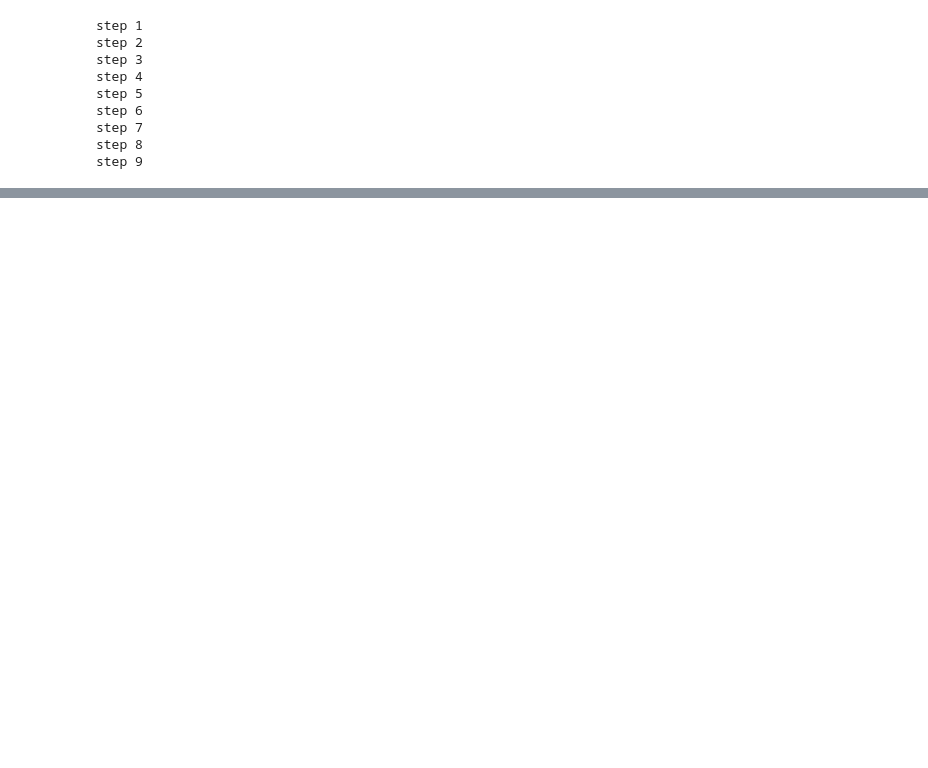
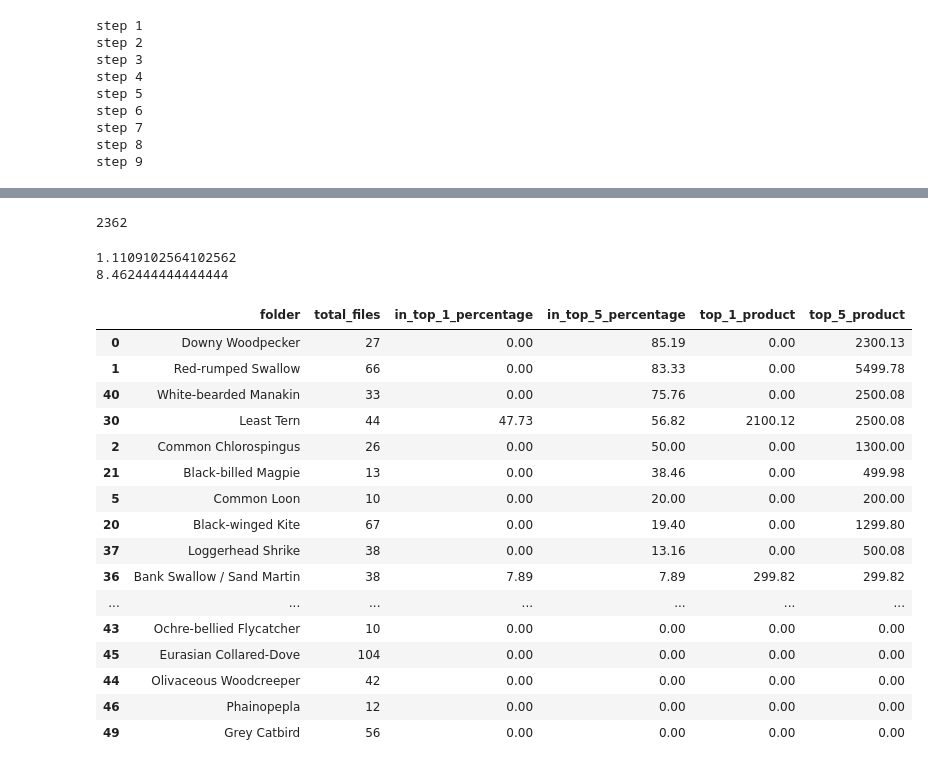
Before and after one commit to spearmintage/final-project, a Jupyter notebook: code/development/deeper_audio_test.ipynb, the cells around one changed output, grey strips where cells are left out. Drawn from its saved outputs; the diff is of its cells as text; code cells hidden in the pictures; blank space fills up the shorter version.

```diff
--- a/code/development/deeper_audio_test.ipynb
+++ b/code/development/deeper_audio_test.ipynb
@@ -723,8 +797,12 @@ folder_df["file"].value_counts()
 # %%
+species_key_dict = {x[0]: x[1] for x in pd.read_csv("../gui/species_key.csv").values}
+species_key_dict["SILENT"] = "No Bird - Silence"
+
 accuracy_df = pd.DataFrame(data=[y_test.cpu().numpy(), test_pred_top_k.cpu().numpy()], index=["actual", "pred"]).transpose()
 accuracy_df["in_top_5"] = [1 if accuracy_df.iloc[i, 0] in accuracy_df.iloc[i, 1] else 0 for i in range(len(accuracy_df.index))]
 folder_top_5 = accuracy_df.groupby(by="actual").aggregate(func=np.sum)["in_top_5"].values
 folder_counts = accuracy_df.groupby(by="actual").aggregate(func=np.size)["in_top_5"].values
 accuracy_df = pd.DataFrame(data=[folder_top_5, folder_counts], index=["in_top_5", "count"]).transpose()
 accuracy_df["top_5_accuracy"] = round(accuracy_df["in_top_5"] * 100 / accuracy_df["count"], 2)
+accuracy_df["species"] = [species_key_dict[folder_key[accuracy_df.index[i]]] for i in range(51)]
 accuracy_df.sort_values(by="top_5_accuracy")
@@ -852,6 +967,8 @@ test_file(random_folder.split("/")[-2], random_file)
 
 valid_files = set([l.replace("\n", "") for l in open(f"rating_thresholds_at_least_10_classes/min_rating_{int(min_rating * 2)}.txt").readlines()])
 sequential_aggregation_results = {}
+
+folder_valid_file_counter = {}
 
 folder_counter = 1
 for folder in folder_key.values():
@@ -871,32 +988,58 @@ for folder in folder_key.values():
         file_path = folder_path + file
 
         if folder + "/" + file in valid_files:
+            folder_valid_file_counter[folder] = folder_valid_file_counter.get(folder, 0) + 1
+
             result = test_file(folder, file_path)
             if result:
                 sequential_aggregation_results[folder] = sequential_aggregation_results.get(folder, []) + [result[0]]
 
     folder_counter += 1
+# %%
+sum(folder_valid_file_counter.values())
+# %% [output]
+2362
 # %%
 rows = []
 
 for folder in sequential_aggregation_results.keys():
     row = {}
 
     results = sequential_aggregation_results[folder]
 
-    row["folder"] = folder
+    row["folder"] = species_key_dict[folder]
     row["total_files"] = len(results)
     row["in_top_1_percentage"] = round(sum([1 if result == 1 else 0 for result in results]) * 100 / len(results), 2)
     row["in_top_5_percentage"] = round(sum([1 if result <= 5 else 0 for result in results]) * 100 / len(results), 2)
 
     rows.append(row)
 
 sequential_aggregation_df = pd.DataFrame(rows)
 
 sequential_aggregation_df["top_1_product"] = sequential_aggregation_df["total_files"] * sequential_aggregation_df["in_top_1_percentage"]
 sequential_aggregation_df["top_5_product"] = sequential_aggregation_df["total_files"] * sequential_aggregation_df["in_top_5_percentage"]
 
 print(sum(sequential_aggregation_df["top_1_product"]) / sum(sequential_aggregation_df["total_files"]))
 print(sum(sequential_aggregation_df["top_5_product"]) / sum(sequential_aggregation_df["total_files"]))
 
 sequential_aggregation_df.sort_values(by="in_top_5_percentage", ascending=False)
+# %% [output]
+1.1109102564102562
+8.462444444444444
+|  | folder | total_files | in_top_1_percentage | in_top_5_percentage | top_1_product | top_5_product |
+| 0 | Downy Woodpecker | 27 | 0.00 | 85.19 | 0.00 | 2300.13 |
+| 1 | Red-rumped Swallow | 66 | 0.00 | 83.33 | 0.00 | 5499.78 |
+| 40 | White-bearded Manakin | 33 | 0.00 | 75.76 | 0.00 | 2500.08 |
+| 30 | Least Tern | 44 | 47.73 | 56.82 | 2100.12 | 2500.08 |
+| 2 | Common Chlorospingus | 26 | 0.00 | 50.00 | 0.00 | 1300.00 |
+| 21 | Black-billed Magpie | 13 | 0.00 | 38.46 | 0.00 | 499.98 |
+| 5 | Common Loon | 10 | 0.00 | 20.00 | 0.00 | 200.00 |
+| 20 | Black-winged Kite | 67 | 0.00 | 19.40 | 0.00 | 1299.80 |
+| 37 | Loggerhead Shrike | 38 | 0.00 | 13.16 | 0.00 | 500.08 |
+| 36 | Bank Swallow / Sand Martin | 38 | 7.89 | 7.89 | 299.82 | 299.82 |
+| ... | ... | ... | ... | ... | ... | ... |
+| 43 | Ochre-bellied Flycatcher | 10 | 0.00 | 0.00 | 0.00 | 0.00 |
+| 45 | Eurasian Collared-Dove | 104 | 0.00 | 0.00 | 0.00 | 0.00 |
+| 44 | Olivaceous Woodcreeper | 42 | 0.00 | 0.00 | 0.00 | 0.00 |
+| 46 | Phainopepla | 12 | 0.00 | 0.00 | 0.00 | 0.00 |
+| 49 | Grey Catbird | 56 | 0.00 | 0.00 | 0.00 | 0.00 |
```
Also changed, not shown: parts of 20 cells of this notebook.
